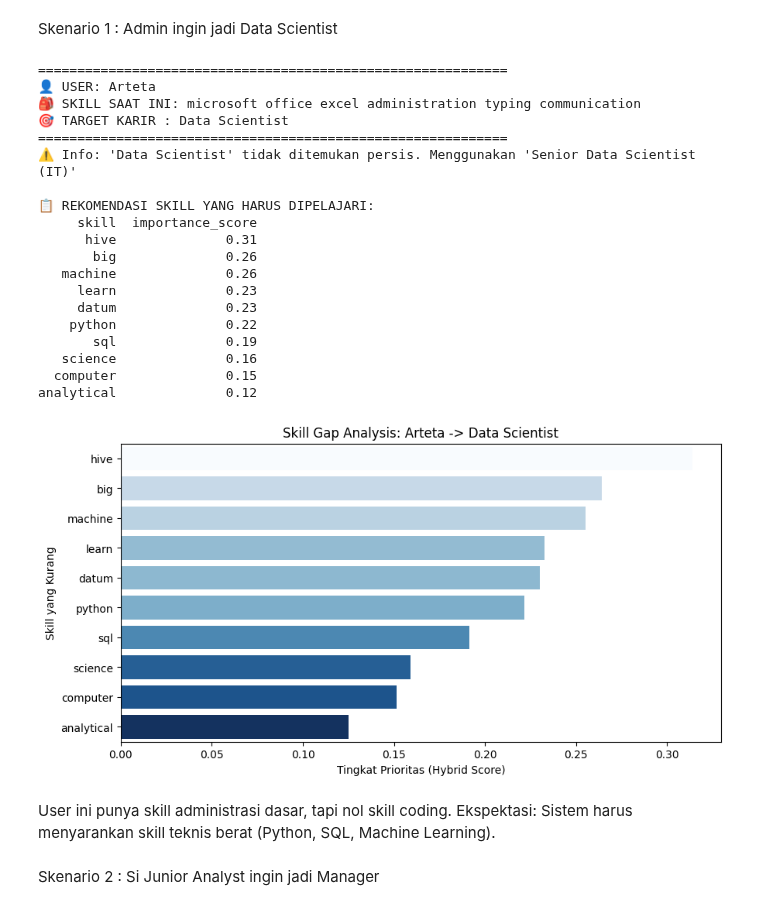
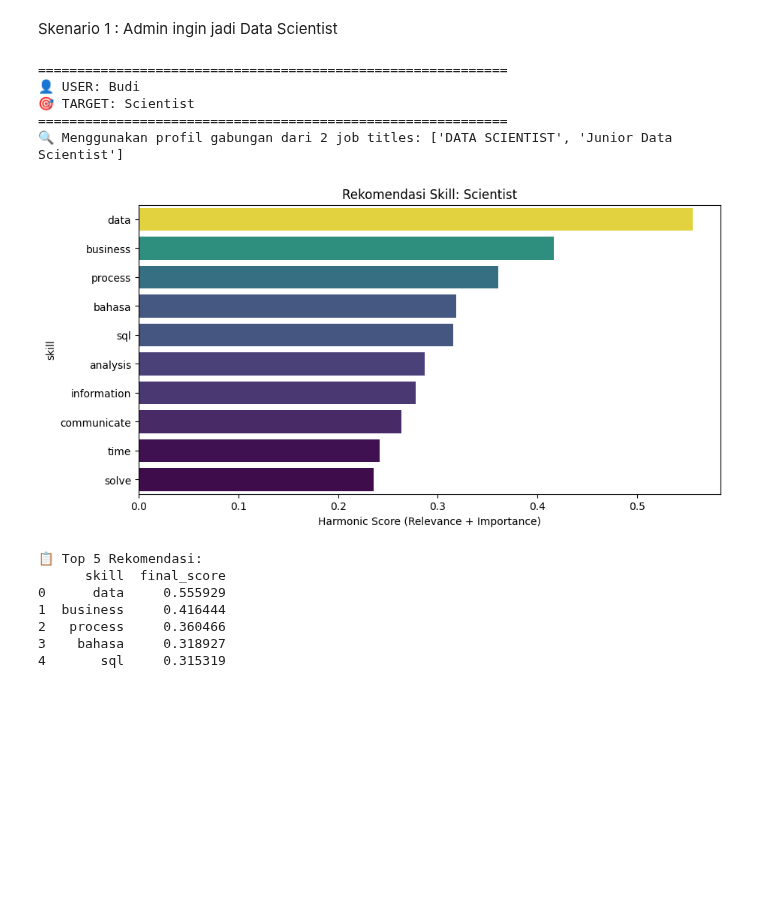
Before and after one commit to muhanangmahrub/Career-Path-Navigator, a Jupyter notebook: notebooks/abrar/notebook.ipynb, the cells around one changed output. Saved outputs shown, nothing was run; the diff lists cells and outputs as text; code cells hidden in the pictures; blank space fills up the shorter version.

Commit message:
feat: enhance skill gap analysis with harmonic mean scoring, fix : resolve GitHub token issue

```diff
--- a/notebooks/abrar/notebook.ipynb
+++ b/notebooks/abrar/notebook.ipynb
@@ -204,32 +297,24 @@ Fungsi Simulasi Visual
 def simulate_gap(user_name, current_skills, target_role):
     print(f"\n{'='*60}")
     print(f"👤 USER: {user_name}")
-    print(f"🎒 SKILL SAAT INI: {current_skills}")
-    print(f"🎯 TARGET KARIR : {target_role}")
+    print(f"🎯 TARGET: {target_role}")
     print(f"{'='*60}")
 
-    # Jalankan Analyzer
     results = gap_analyzer.analyze(current_skills, target_role, top_n=10)
 
-    if not results:
-        print("❌ Tidak ada gap ditemukan atau Job Title tidak ada di database.")
-        return
+    if results:
+        df_res = pd.DataFrame(results)
 
-    # Konversi ke DataFrame untuk visualisasi
-    df_res = pd.DataFrame(results)
+        # Tampilkan Grafik
+        plt.figure(figsize=(10, 5))
+        sns.barplot(data=df_res, x='final_score', y='skill', hue='final_score', palette='viridis', legend=False)
+        plt.title(f'Rekomendasi Skill: {target_role}')
+        plt.xlabel('Harmonic Score (Relevance + Importance)')
+        plt.show()
 
-    # Tampilkan Tabel
-    print("\n📋 REKOMENDASI SKILL YANG HARUS DIPELAJARI:")
-    # Format tampilan agar rapi
-    display_df = df_res[['skill', 'importance_score']].copy()
-    display_df['importance_score'] = display_df['importance_score'].round(2)
-    print(display_df.to_string(index=False))
+        print("📋 Top 5 Rekomendasi:")
+        print(df_res[['skill', 'final_score']].head(5))
+    else:
+        print("✅ Tidak ada gap skill yang signifikan! Anda sudah siap.")
 
-    # Visualisasi Grafik
-    plt.figure(figsize=(10, 5))
-    # Warna bar berdasarkan skor (makin tinggi makin gelap)
-    sns.barplot(data=df_res, x='importance_score', y='skill', hue='importance_score', palette='Blues_r', legend=False)
-    plt.title(f'Skill Gap Analysis: {user_name} -> {target_role}')
-    plt.xlabel('Tingkat Prioritas (Hybrid Score)')
-    plt.ylabel('Skill yang Kurang')
-    plt.show()
+print("✅ Fungsi Simulasi Siap.")
@@ -238,33 +325,19 @@ Jalankan Skenario Pengujian
 # %% [markdown]
 Skenario 1 : Admin ingin jadi Data Scientist
 # %%
-simulate_gap(
-    user_name="Arteta",
-    current_skills="microsoft office excel administration typing communication",
-    target_role="Data Scientist"
-)
+simulate_gap("Budi", "excel word", "Scientist")
+# (Akan mencari semua job yg ada kata 'Scientist')
 # %% [output]
 ============================================================
-👤 USER: Arteta
-🎒 SKILL SAAT INI: microsoft office excel administration typing communication
-🎯 TARGET KARIR : Data Scientist
+👤 USER: Budi
+🎯 TARGET: Scientist
 ============================================================
-⚠️ Info: 'Data Scientist' tidak ditemukan persis. Menggunakan 'Senior Data Scientist (IT)'
-
-📋 REKOMENDASI SKILL YANG HARUS DIPELAJARI:
-     skill  importance_score
-      hive              0.31
-       big              0.26
-   machine              0.26
-     learn              0.23
-     datum              0.23
-    python              0.22
-       sql              0.19
-   science              0.16
-  computer              0.15
-analytical              0.12
+🔍 Menggunakan profil gabungan dari 2 job titles: ['DATA SCIENTIST', 'Junior Data Scientist']
-[figure, old version]
+[figure, new version]
+📋 Top 5 Rekomendasi:
+      skill  final_score
+0      data     0.555929
+1  business     0.416444
+2   process     0.360466
+3    bahasa     0.318927
+4       sql     0.315319
-# %% [markdown]
-User ini punya skill administrasi dasar, tapi nol skill coding. Ekspektasi: Sistem harus menyarankan skill teknis berat (Python, SQL, Machine Learning).
-# %% [markdown]
-Skenario 2  : Si Junior Analyst ingin jadi Manager
```
Also changed, not shown: parts of 24 cells of this notebook.
